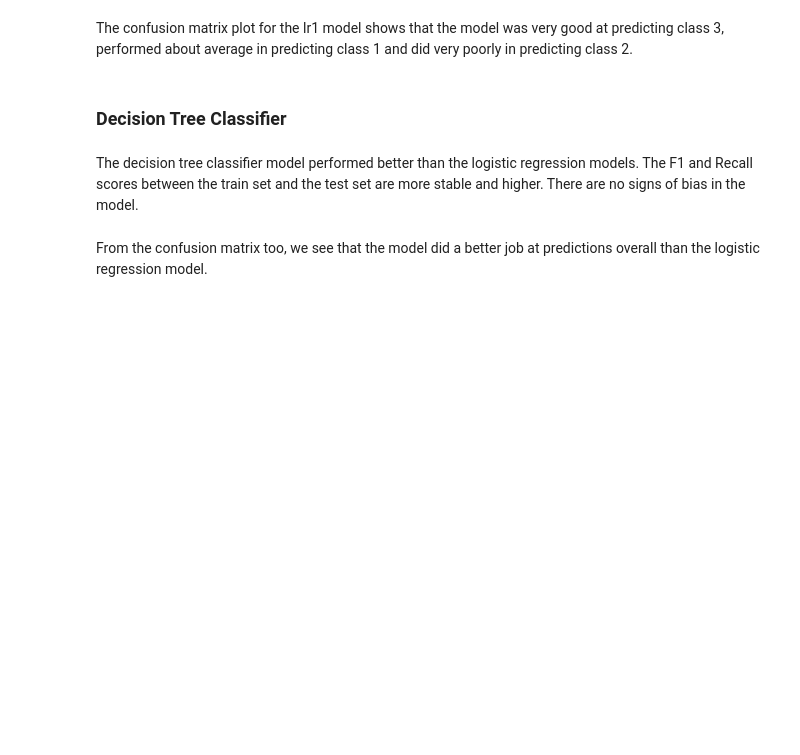
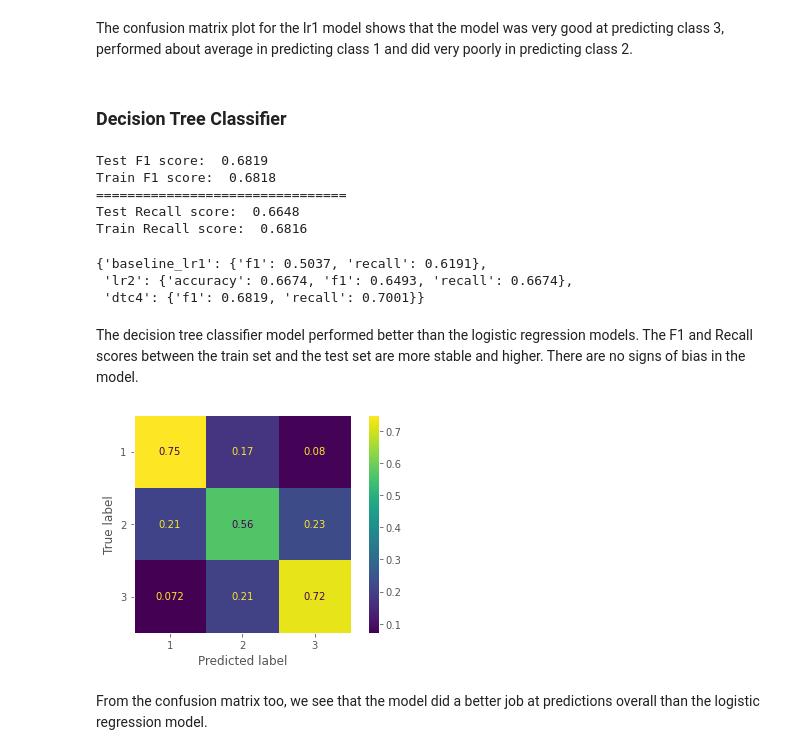
Before and after one commit to Yeshi341/structural_damage_from_earthquake, a Jupyter notebook: predicting_building_damage.ipynb, the cells around one changed output. Drawn from its saved outputs; the diff is of its cells as text; code cells hidden in the pictures; blank space fills up the shorter version.

```diff
--- a/predicting_building_damage.ipynb
+++ b/predicting_building_damage.ipynb
@@ -667,10 +755,6 @@ dtc4.fit(X_train_scaled, y_train_resampled)
 y_pred_test= dtc4.predict(X_test_scaled)
 y_pred_train = dtc4.predict(X_train_scaled)
 
-# checking accuracy score
-print('Test Accuracy score: ', round(metrics.accuracy_score(y_test, y_pred_test),4))
-print('Train Accuracy score: ', round(metrics.accuracy_score(y_train_resampled, y_pred_train),4))
-print('================================')
 # checking f1 score
 print('Test F1 score: ', round(metrics.f1_score(y_test, y_pred_test, average='weighted'),4))
 print('Train F1 score: ', round(metrics.f1_score(y_train_resampled, y_pred_train, average='weighted'),4))
@@ -678,14 +762,27 @@ print('================================')
 # checking recall score
 print('Test Recall score: ', round(metrics.recall_score(y_test, y_pred_test, average='weighted'),4))
 print('Train Recall score: ', round(metrics.recall_score(y_train_resampled, y_pred_train, average='weighted'),4))
+# %% [output]
+Test F1 score:  0.6819
+Train F1 score:  0.6818
+================================
+Test Recall score:  0.6648
+Train Recall score:  0.6816
 # %%
-mod_eval['dtc4']={'accuracy': .7001, 'f1':0.714, 'recall': 0.7001}
+mod_eval['dtc4']={'f1':0.6819, 'recall': 0.7001}
 mod_eval
+# %% [output]
+{'baseline_lr1': {'f1': 0.5037, 'recall': 0.6191},
+ 'lr2': {'accuracy': 0.6674, 'f1': 0.6493, 'recall': 0.6674},
+ 'dtc4': {'f1': 0.6819, 'recall': 0.7001}}
 # %% [markdown]
 The decision tree classifier model performed better than the logistic regression models. The F1 and Recall scores between the train set and the test set are more stable and higher. There are no signs of bias in the model.
 # %%
 plot_confusion_matrix(dtc4, X_train_scaled, y_train_resampled, normalize='true')
+plt.grid(False)
 plt.savefig('./images/confusion_matrix_final.png');
+# %% [output]
+[figure, added]
 # %% [markdown]
 From the confusion matrix too, we see that the model did a better job at predictions overall than the logistic regression model.
 # %%
```
Also changed, not shown: parts of 27 cells of this notebook, 8 other files.
